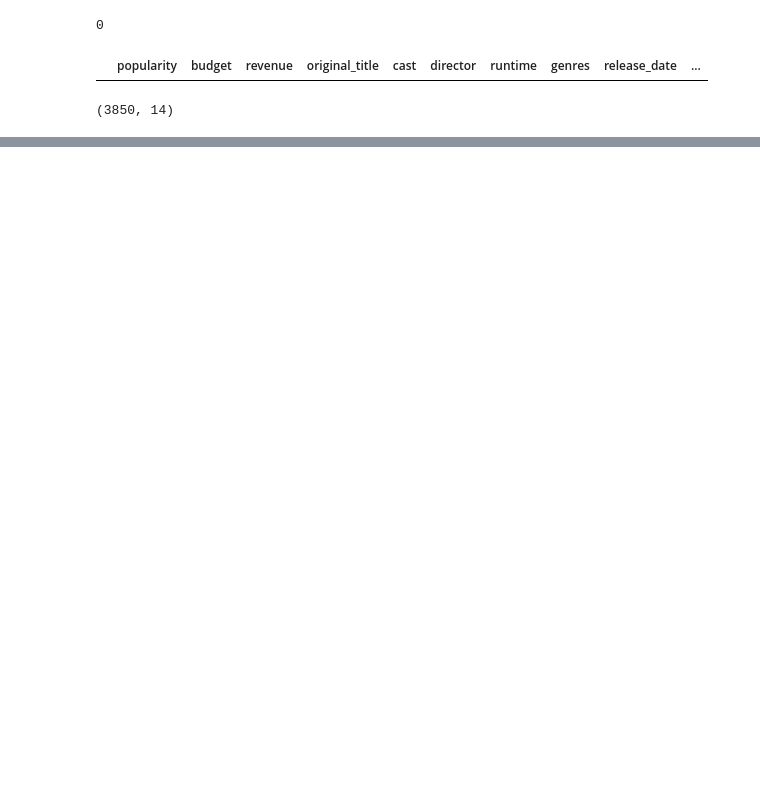
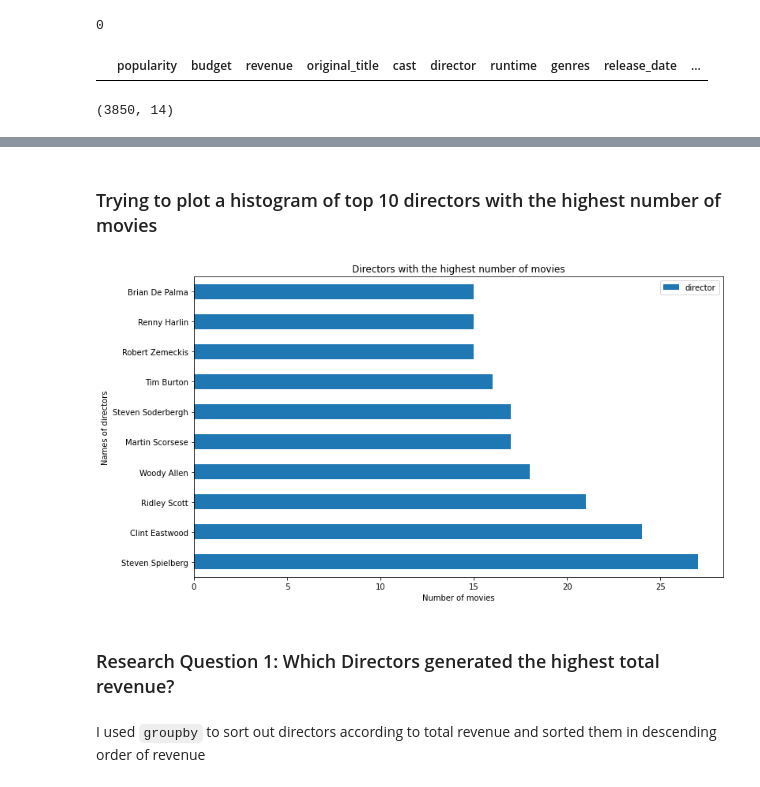
Before and after one commit to mccollins001/Investigate_movie_dataset, a Jupyter notebook: Investigate_movie_dataset.ipynb, the cells around one changed output, grey strips where cells are left out. Cells and saved outputs as stored; diff of their text form; code cells hidden in the pictures; blank space fills up the shorter version.

```diff
--- a/Investigate_movie_dataset.ipynb
+++ b/Investigate_movie_dataset.ipynb
@@ -175,0 +184,16 @@ mv_copy.shape
+# %% [markdown]
+### Trying to plot a histogram of top 10 directors with the highest number of movies
+# %%
+top_dir = mv_copy.director.value_counts().sort_values(ascending = False)
+top_10_dir = top_dir[:10]
+top_10_dir.plot(kind = 'barh', figsize = (12,7),)
+plt.xlabel('Number of movies')
+plt.ylabel("Names of directors")
+plt.title('Directors with the highest number of movies')
+plt.legend();
+# %% [output]
+[figure, added]
+# %% [markdown]
+### Research Question 1: Which Directors generated the highest total revenue?
+# %% [markdown]
+I used `groupby` to sort out directors according to total revenue and sorted them in descending order of revenue
```
Also changed, not shown: parts of 23 cells of this notebook.
